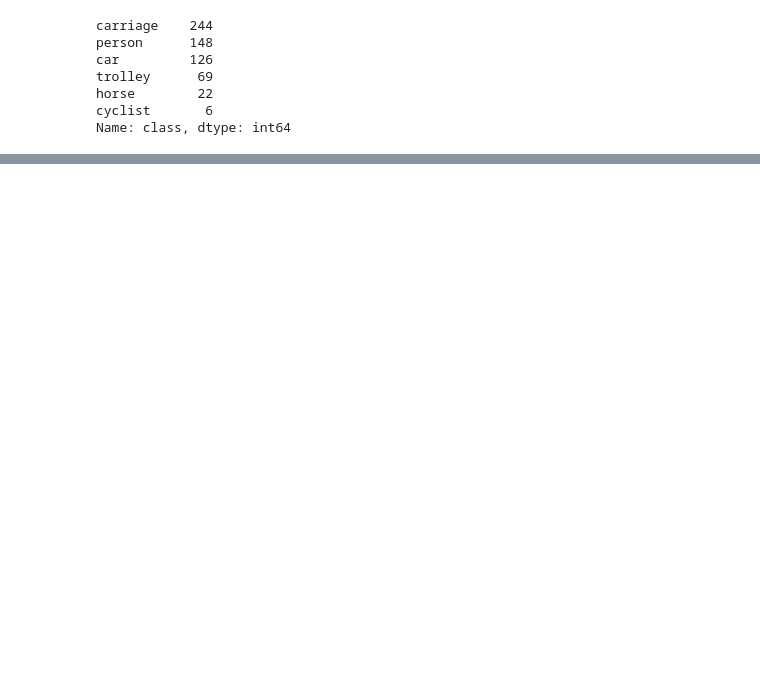
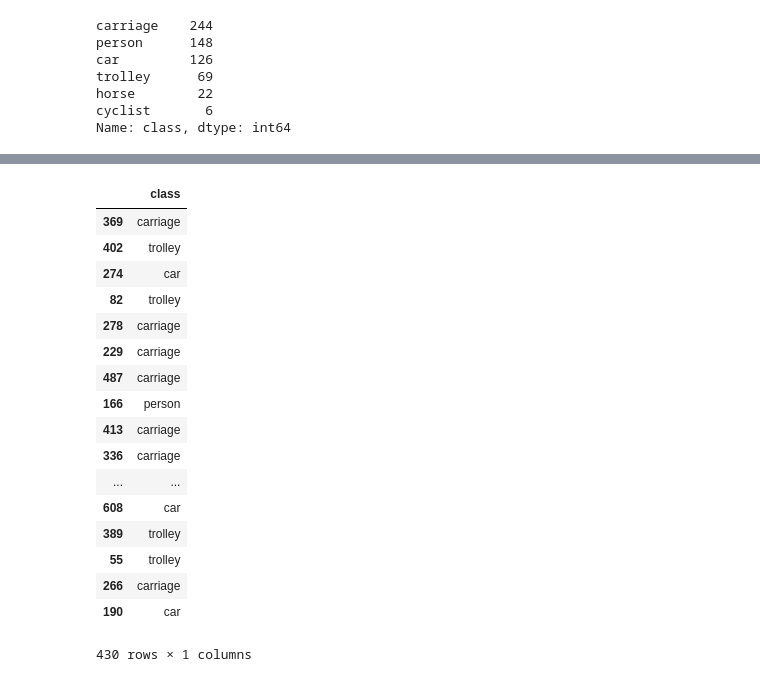
Before and after one commit to ssimontacchi/1906-Traffic-Patterns-Market-St-SF, a Jupyter notebook: delete_unannotated_scratch.ipynb, the cells around one changed output, grey strips where cells are left out. Cells and saved outputs as stored; diff of their text form; code cells hidden in the pictures; blank space fills up the shorter version.

```diff
--- a/delete_unannotated_scratch.ipynb
+++ b/delete_unannotated_scratch.ipynb
@@ -208 +257,22 @@ train = pd.DataFrame(X_train, y_train)
+# %%
+y_train
+# %% [output]
+|  | class |
+| 369 | carriage |
+| 402 | trolley |
+| 274 | car |
+| 82 | trolley |
+| 278 | carriage |
+| 229 | carriage |
+| 487 | carriage |
+| 166 | person |
+| 413 | carriage |
+| 336 | carriage |
+| ... | ... |
+| 608 | car |
+| 389 | trolley |
+| 55 | trolley |
+| 266 | carriage |
+| 190 | car |
+430 rows × 1 columns
 # %%
```
Also changed, not shown: parts of 12 cells of this notebook, 9 other files.
